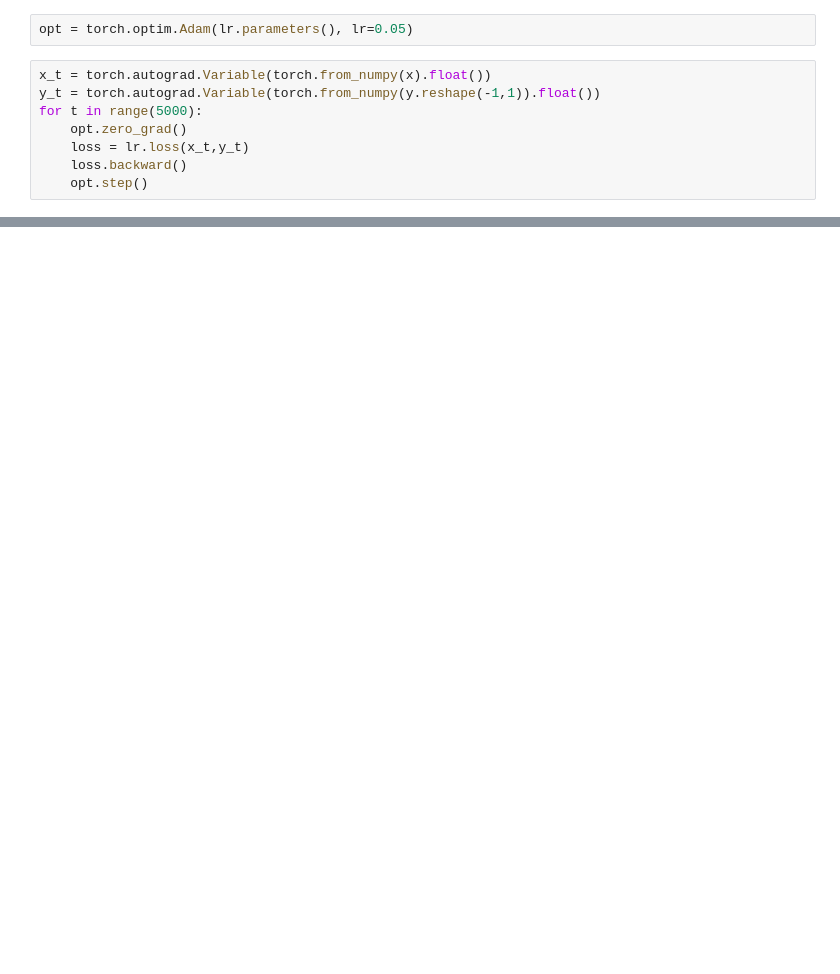
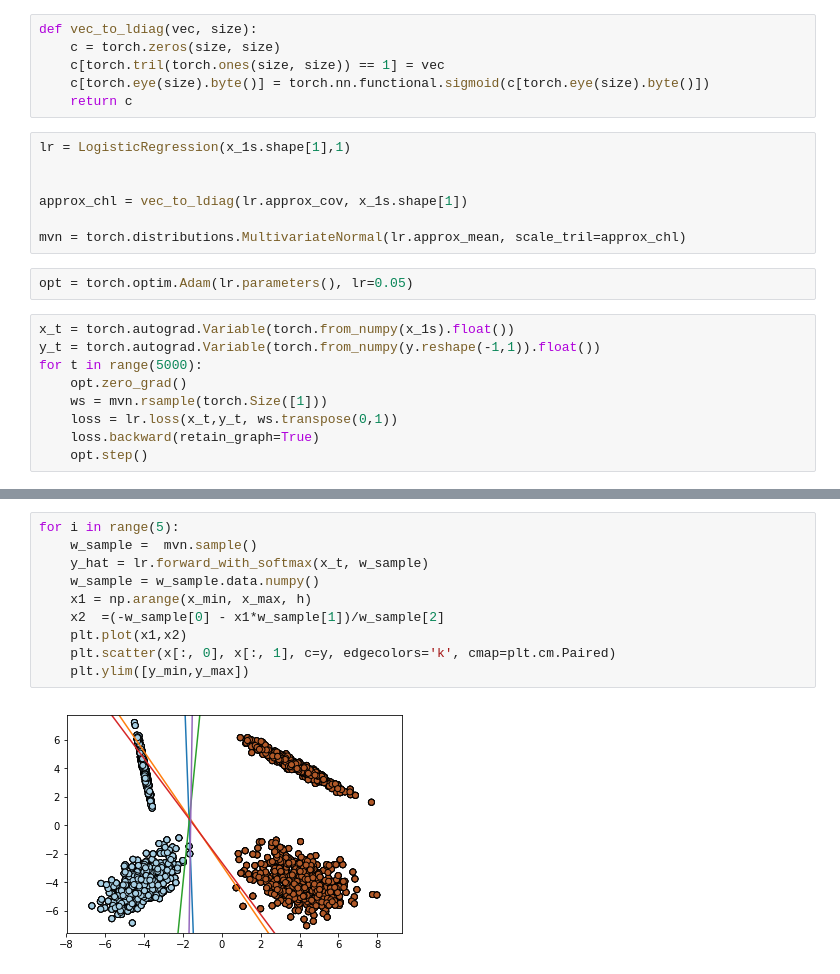
Before and after one commit to chrisorm/pydata-2018, a Jupyter notebook: notebooks/Notebook 4 - Bayesian Logistic Regression, ELBO.ipynb, the cells around one changed output, grey strips where cells are left out. Saved outputs shown, nothing was run; the diff lists cells and outputs as text; blank space fills up the shorter version.

```diff
--- a/notebooks/Notebook 4 - Bayesian Logistic Regression, ELBO.ipynb
+++ b/notebooks/Notebook 4 - Bayesian Logistic Regression, ELBO.ipynb
@@ -45,12 +68,26 @@ plt.scatter(x[:,0], x[:,1], c=y)
+# %%
+def vec_to_ldiag(vec, size):
+    c = torch.zeros(size, size)
+    c[torch.tril(torch.ones(size, size)) == 1] = vec
+    c[torch.eye(size).byte()] = torch.nn.functional.sigmoid(c[torch.eye(size).byte()])
+    return c
+# %%
+lr = LogisticRegression(x_1s.shape[1],1)
+
+
+approx_chl = vec_to_ldiag(lr.approx_cov, x_1s.shape[1])
+
+mvn = torch.distributions.MultivariateNormal(lr.approx_mean, scale_tril=approx_chl)
 # %%
 opt = torch.optim.Adam(lr.parameters(), lr=0.05)
 # %%
-x_t = torch.autograd.Variable(torch.from_numpy(x).float())
+x_t = torch.autograd.Variable(torch.from_numpy(x_1s).float())
 y_t = torch.autograd.Variable(torch.from_numpy(y.reshape(-1,1)).float())
 for t in range(5000):
     opt.zero_grad()
-    loss = lr.loss(x_t,y_t)
-    loss.backward()
+    ws = mvn.rsample(torch.Size([1]))
+    loss = lr.loss(x_t,y_t, ws.transpose(0,1))
+    loss.backward(retain_graph=True)
     opt.step()
 # %%
 h=0.01
@@ -77,0 +118,12 @@ NameError: name 'x' is not defined
+# %%
+for i in range(5):
+    w_sample =  mvn.sample()
+    y_hat = lr.forward_with_softmax(x_t, w_sample)
+    w_sample = w_sample.data.numpy()
+    x1 = np.arange(x_min, x_max, h)
+    x2  =(-w_sample[0] - x1*w_sample[1])/w_sample[2]
+    plt.plot(x1,x2)
+    plt.scatter(x[:, 0], x[:, 1], c=y, edgecolors='k', cmap=plt.cm.Paired)
+    plt.ylim([y_min,y_max])
+# %% [output]
+[figure, added]
```
Also changed, not shown: parts of 7 cells of this notebook, 2 other files.
